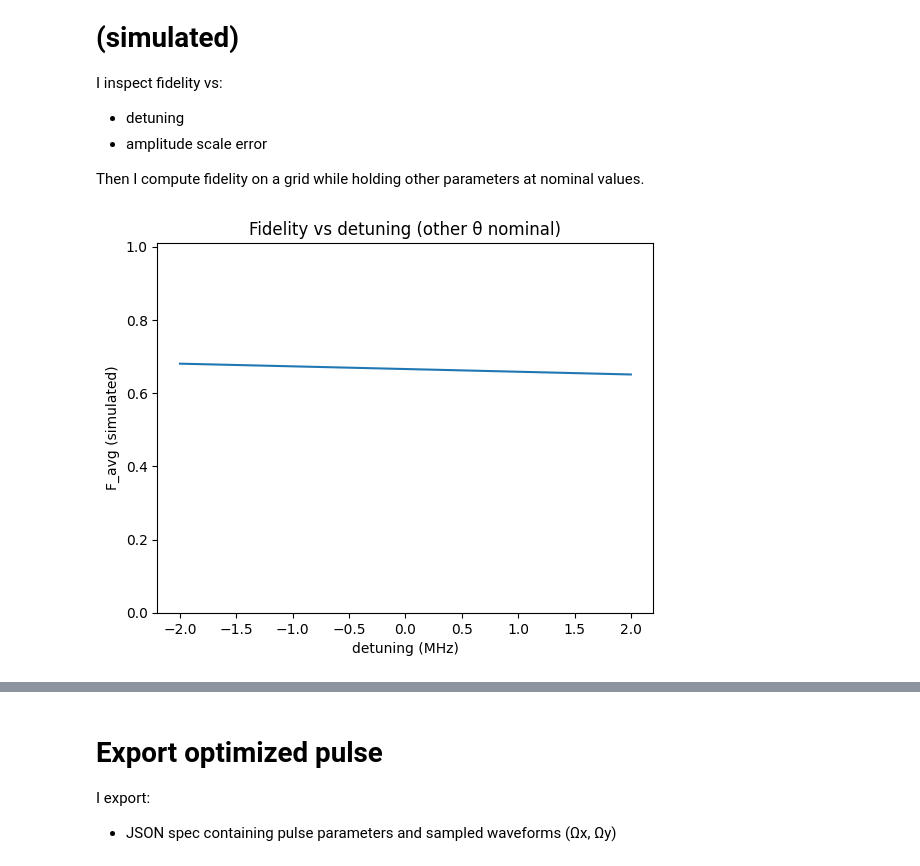
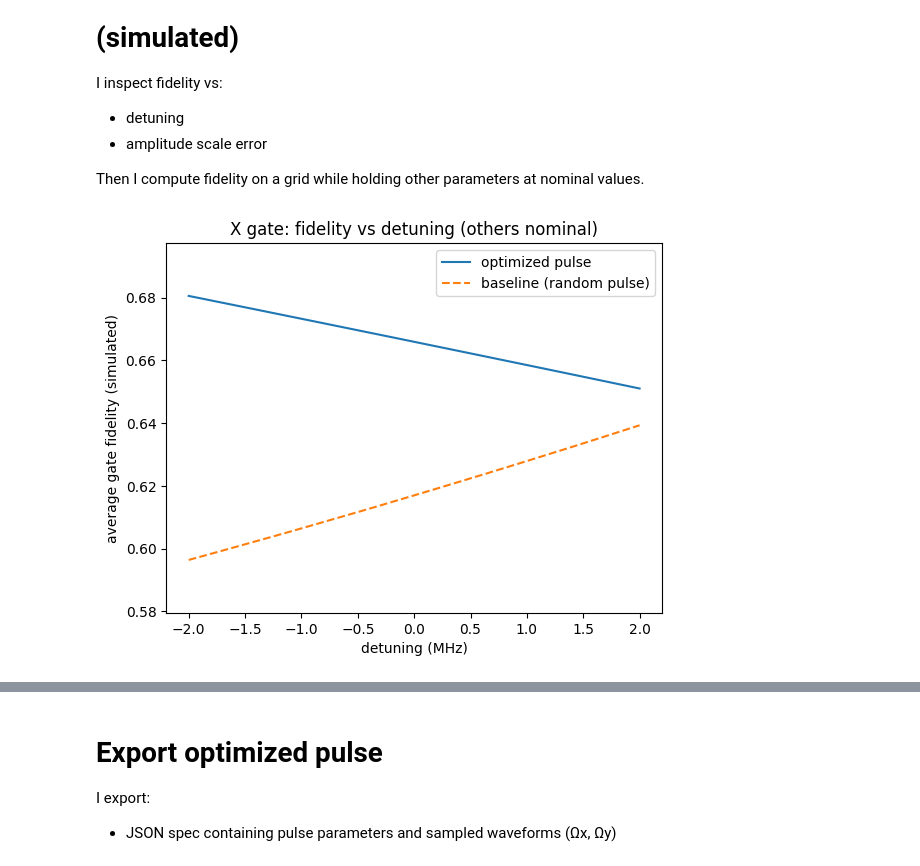
Before and after one commit to HABER7789/AutoPulseSynth, a Jupyter notebook: notebooks/01_single_qubit_autopulsesynth.ipynb, the cells around one changed output, grey strips where cells are left out. Drawn from its saved outputs; the diff is of its cells as text; code cells hidden in the pictures.

Commit message:
Phase 1 Completion fixed the synthesized pulse fidelity and overall flow and structure of the Project, also added CLI

```diff
--- a/notebooks/01_single_qubit_autopulsesynth.ipynb
+++ b/notebooks/01_single_qubit_autopulsesynth.ipynb
@@ -331,43 +331,81 @@ I inspect fidelity vs:
 
 Then I compute fidelity on a grid while holding other parameters at nominal values.
 # %%
+from autopulsesynth.simulate import target_unitary
+
 V = target_unitary(gate)
+
+
 ox_best, oy_best = pulse_family.sample_controls(best_params, smooth_sigma_pts=1.0)
 
-# Sweep detuning
-det_grid = np.linspace(uncertainty.detuning_min, uncertainty.detuning_max, 41)
-f_det = []
+
+rng = np.random.default_rng(SEED + 123)
+lo, hi = pulse_family.param_bounds()
+baseline_params = rng.uniform(lo, hi)
+ox_base, oy_base = pulse_family.sample_controls(baseline_params, smooth_sigma_pts=1.0)
+
+def fidelity_for(theta, ox, oy):
+    U = aps.simulate_unitary(model, duration, ox, oy, theta)
+    return aps.average_gate_fidelity(U, V)
+
+det_grid = np.linspace(uncertainty.detuning_min, uncertainty.detuning_max, 41)  # rad/s
+f_det_best = []
+f_det_base = []
+
 for det in det_grid:
     theta = theta_nom.copy()
-    theta[0] = det
-    U = aps.simulate_unitary(model, duration, ox_best, oy_best, theta)
-    f_det.append(aps.average_gate_fidelity(U, V))
-f_det = np.array(f_det)
+    theta[0] = det  # detuning index
+    f_det_best.append(fidelity_for(theta, ox_best, oy_best))
+    f_det_base.append(fidelity_for(theta, ox_base, oy_base))
+
+f_det_best = np.array(f_det_best, dtype=float)
+f_det_base = np.array(f_det_base, dtype=float)
 
 plt.figure()
-plt.plot(det_grid / (2*np.pi*1e6), f_det)
+plt.plot(det_grid / (2*np.pi*1e6), f_det_best, label="optimized pulse")
+plt.plot(det_grid / (2*np.pi*1e6), f_det_base, "--", label="baseline (random pulse)")
 plt.xlabel("detuning (MHz)")
-plt.ylabel("F_avg (simulated)")
-plt.title("Fidelity vs detuning (other θ nominal)")
-plt.ylim(0.0, 1.01)
+plt.ylabel("average gate fidelity (simulated)")
+plt.title(f"{gate} gate: fidelity vs detuning (others nominal)")
+plt.legend()
+
+
+ymin = min(f_det_best.min(), f_det_base.min())
+ymax = max(f_det_best.max(), f_det_base.max())
+pad = max(0.01, 0.2*(ymax - ymin))
+plt.ylim(max(0.0, ymin - pad), min(1.0, ymax + pad))
 plt.show()
 
-# Sweep amplitude scale
 scale_grid = np.linspace(uncertainty.scale_min, uncertainty.scale_max, 41)
-f_scale = []
+f_scale_best = []
+f_scale_base = []
+
 for s in scale_grid:
     theta = theta_nom.copy()
-    theta[1] = s
-    U = aps.simulate_unitary(model, duration, ox_best, oy_best, theta)
-    f_scale.append(aps.average_gate_fidelity(U, V))
-f_scale = np.array(f_scale)
+    theta[1] = s  # amp_scale index
+    f_scale_best.append(fidelity_for(theta, ox_best, oy_best))
+    f_scale_base.append(fidelity_for(theta, ox_base, oy_base))
+
+f_scale_best = np.array(f_scale_best, dtype=float)
+f_scale_base = np.array(f_scale_base, dtype=float)
 
 plt.figure()
-plt.plot(scale_grid, f_scale)
+plt.plot(scale_grid, f_scale_best, label="optimized pulse")
+plt.plot(scale_grid, f_scale_base, "--", label="baseline (random pulse)")
 plt.xlabel("amp_scale")
-plt.ylabel("F_avg (simulated)")
-plt.title("Fidelity vs amplitude scaling (other θ nominal)")
-plt.ylim(0.0, 1.01)
+plt.ylabel("average gate fidelity (simulated)")
+plt.title(f"{gate} gate: fidelity vs amplitude scale (others nominal)")
+plt.legend()
+
+ymin = min(f_scale_best.min(), f_scale_base.min())
+ymax = max(f_scale_best.max(), f_scale_base.max())
+pad = max(0.01, 0.2*(ymax - ymin))
+plt.ylim(max(0.0, ymin - pad), min(1.0, ymax + pad))
 plt.show()
+
+print("Detuning sweep (optimized): min/mean/max =", float(f_det_best.min()), float(f_det_best.mean()), float(f_det_best.max()))
+print("Detuning sweep (baseline) : min/mean/max =", float(f_det_base.min()), float(f_det_base.mean()), float(f_det_base.max()))
+print("Scale sweep (optimized)   : min/mean/max =", float(f_scale_best.min()), float(f_scale_best.mean()), float(f_scale_best.max()))
+print("Scale sweep (baseline)    : min/mean/max =", float(f_scale_base.min()), float(f_scale_base.mean()), float(f_scale_base.max()))
 # %% [output]
-[figure, old version]
+[figure, new version]
```
Also changed, not shown: parts of 1 cell of this notebook, 21 other files.
